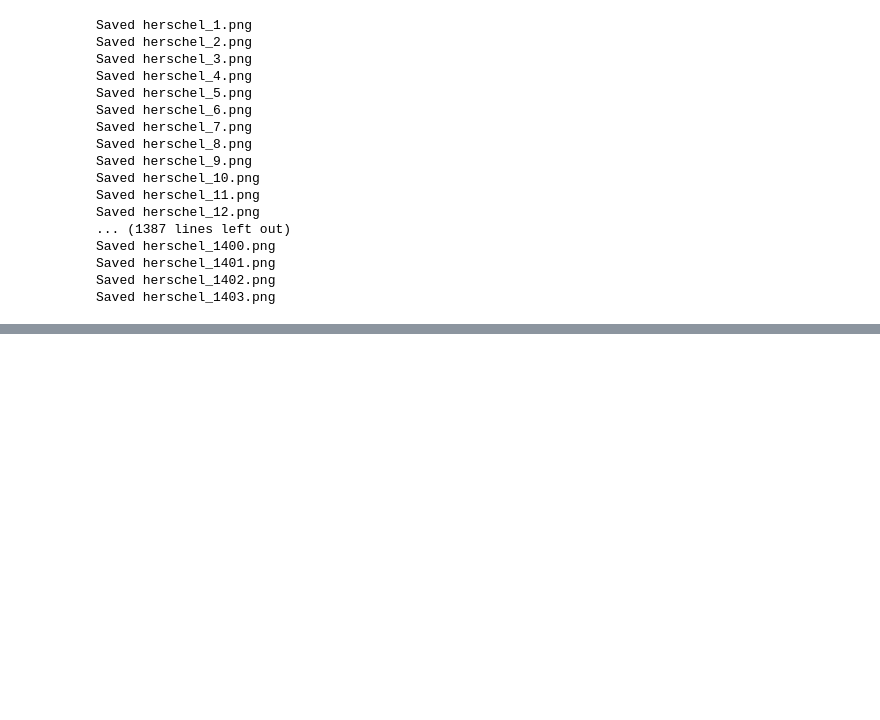
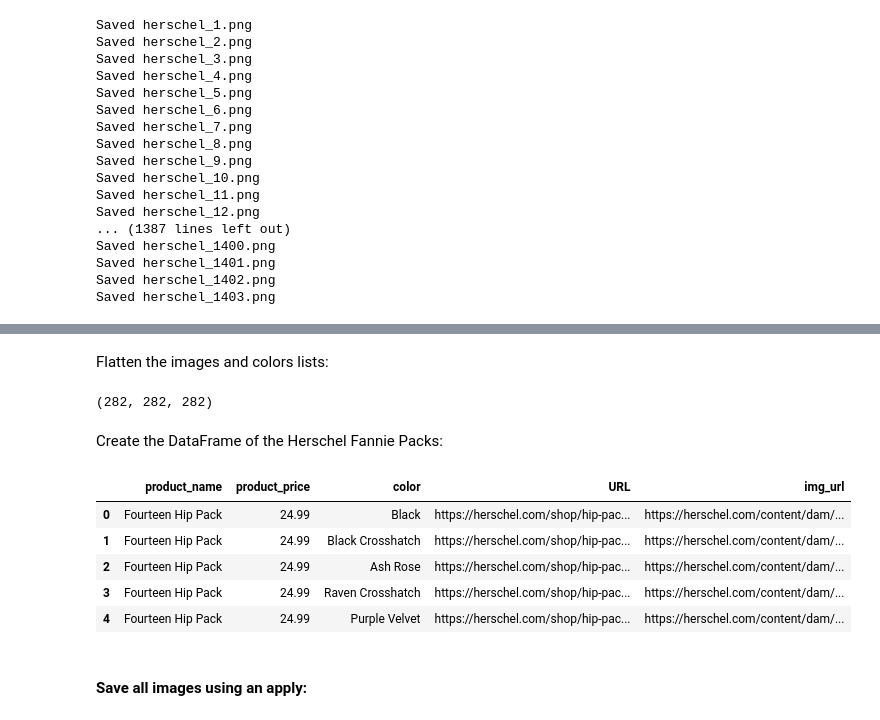
Before and after one commit to graceh3/sustainably, a Jupyter notebook: scaping_scripts/Whimsy_Row_O_My_Bag_and_Herschel_Scraping.ipynb, the cells around one changed output, grey strips where cells are left out. Drawn from its saved outputs; the diff is of its cells as text; code cells hidden in the pictures; blank space fills up the shorter version.

Commit message:
finish Herschel FP scraping

```diff
--- a/scaping_scripts/Whimsy_Row_O_My_Bag_and_Herschel_Scraping.ipynb
+++ b/scaping_scripts/Whimsy_Row_O_My_Bag_and_Herschel_Scraping.ipynb
@@ -229,0 +241,7 @@ herschel_df.to_csv('../../herschel_df.csv')
+# %%
+h_fannie_colors = [[i['data-color'] if 'data-color' in str(i) else 'NA' for i in x] for x in h_fp_imgs]
+h_fannie_img = [['https://herschel.com'+i['data-product-image'] if 'data-product-image' in
+                  str(i) else 'https://herschel.com'+i['data-src'] for i in x] for x in h_fp_imgs]
+names_fp = [x.find('div',{'class':'col-xs-6 title-line'}).text for x in divs_h]
+prices_fp = [x.find('span',{'class':'hsco-set-currency'}).text for x in divs_h]
+prod_h_url_fp = ['https://herschel.com'+x.find('a',{'class':'js-product-grid-link'})['href'] for x in divs_h]
@@ -229,0 +250,40 @@ herschel_df.to_csv('../../herschel_df.csv')
+# %%
+names_adj_fp = []
+for i in range(len(names_fp)):
+    n = len(h_bb_imgs_fp[i])
+    names_adj_fp.extend([names_fp[i]]*n)
+
+prices_adj_fp =  []
+for i in range(len(prices_fp)):
+    n = len(h_fp_imgs[i])
+    prices_adj_fp.extend([prices_fp[i]]*n)
+
+prod_h_url_adj_fp =  []
+for i in range(len(prod_h_url_fp)):
+    n = len(h_fp_imgs[i])
+    prod_h_url_adj_fp.extend([prod_h_url_fp[i]]*n)
+# %% [markdown]
+Flatten the images and colors lists:
+# %%
+h_fp_colors_fl = [color for sublist in h_fannie_colors for color in sublist]
+h_fp_img_fl = [img for sublist in h_fannie_img for img in sublist]
+len(h_fp_colors_fl),len(h_fp_img_fl),len(prod_h_url_adj_fp)
+# %% [output]
+(282, 282, 282)
+# %% [markdown]
+Create the DataFrame of the Herschel Fannie Packs:
+# %%
+table = [names_adj_fp,prices_adj_fp,h_fp_colors_fl,prod_h_url_adj_fp,h_fp_img_fl]
+herschel_df_fp = pd.DataFrame(table).transpose()
+herschel_df_fp.rename(columns={0:'product_name', 1: 'product_price',2:'color',3:'URL',4:'img_url'},inplace=True)
+# %%
+herschel_df_fp.head()
+# %% [output]
+|  | product_name | product_price | color | URL | img_url |
+| 0 | Fourteen Hip Pack | 24.99 | Black | https://herschel.com/shop/hip-pac... | https://herschel.com/content/dam/... |
+| 1 | Fourteen Hip Pack | 24.99 | Black Crosshatch | https://herschel.com/shop/hip-pac... | https://herschel.com/content/dam/... |
+| 2 | Fourteen Hip Pack | 24.99 | Ash Rose | https://herschel.com/shop/hip-pac... | https://herschel.com/content/dam/... |
+| 3 | Fourteen Hip Pack | 24.99 | Raven Crosshatch | https://herschel.com/shop/hip-pac... | https://herschel.com/content/dam/... |
+| 4 | Fourteen Hip Pack | 24.99 | Purple Velvet | https://herschel.com/shop/hip-pac... | https://herschel.com/content/dam/... |
+# %% [markdown]
+#### Save all images using an apply:
```
Also changed, not shown: parts of 5 cells of this notebook.
